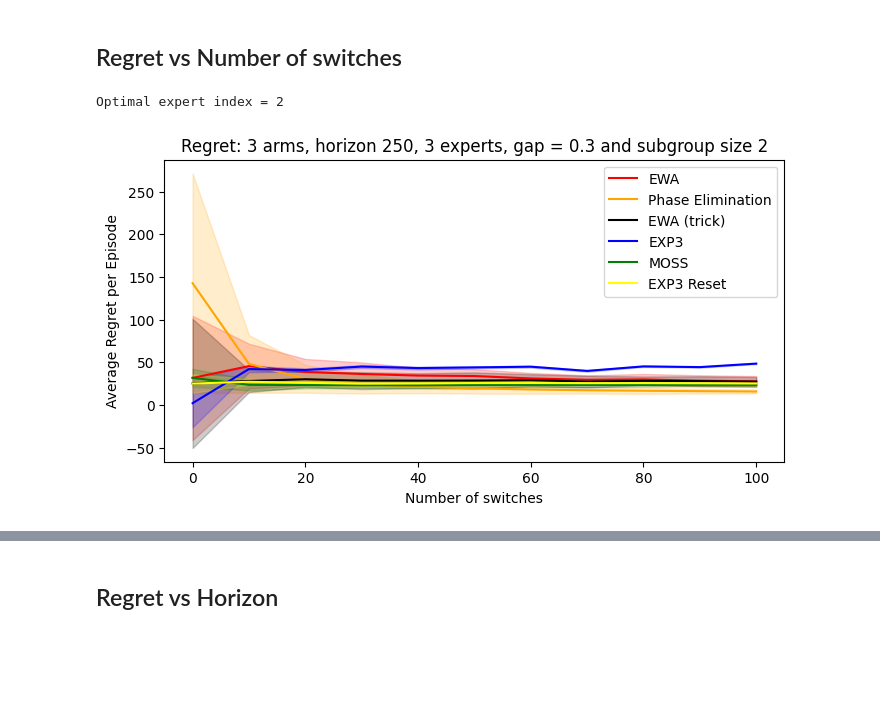
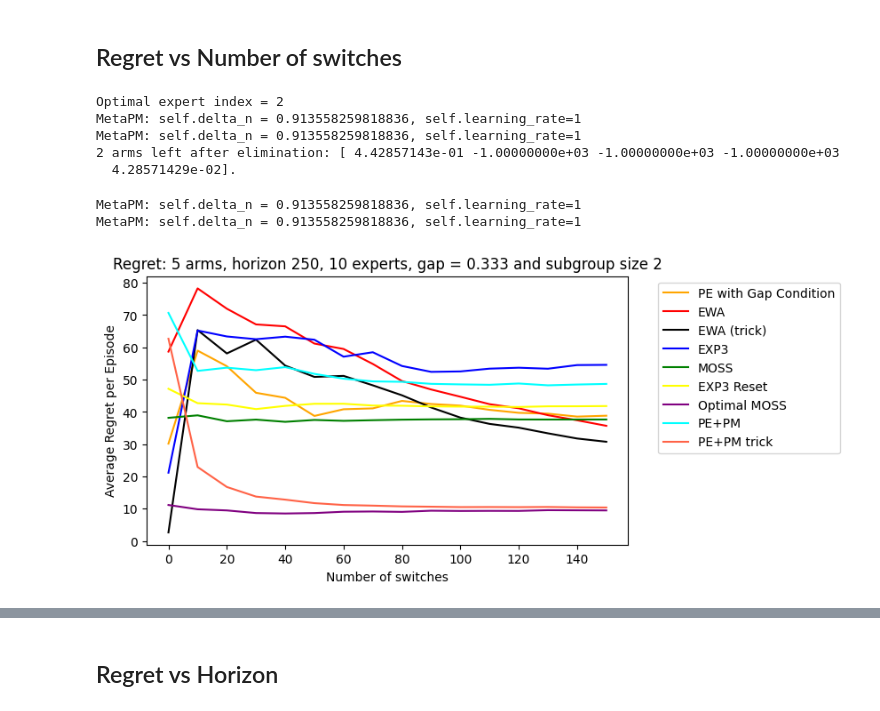
Before and after one commit to duongnhatthang/meta-bandit, a Jupyter notebook: main.ipynb, the cells around one changed output, grey strips where cells are left out. Cells and saved outputs as stored; diff of their text form; code cells hidden in the pictures; blank space fills up the shorter version.

```diff
--- a/main.ipynb
+++ b/main.ipynb
@@ -7,12 +7,12 @@ from collections import Counter
 from itertools import combinations
 import utils
 
-plt.rcParams['figure.figsize'] = [8, 4]
+plt.rcParams['figure.figsize'] = [7, 4]
 plt.rcParams['figure.dpi'] = 100 # 200 e.g. is really fine, but slower
 
 DS_NAME = None #None for synthesize, or {"LastFM"}
-N_SWITCHES = 100
-N_BANDITS = 3
+N_SWITCHES = 150
+N_BANDITS = 5
 OPT_SIZE = 2
 HORIZON = 250
 max_n_expert = len(list(combinations(np.arange(N_BANDITS),OPT_SIZE)))
@@ -21,36 +21,53 @@ if N_EXPERT is not None:
     print(f'N_EXPERT = {N_EXPERT}')
     assert N_EXPERT<=max_n_expert, f"The number of expert ({N_EXPERT}) must be smaller than the maximum combination ({max_n_expert})"
 assert N_BANDITS<=HORIZON, f"The number of arm ({N_BANDITS}) must be smaller than the horizon ({HORIZON})"
-N_EXPS = 5 #Repeat experiments
+N_EXPS = 2 #Repeat experiments
+GAP_THRESHOLD = min(1,np.sqrt(N_BANDITS*np.log(N_SWITCHES+1)/HORIZON))
 kwargs = {'switches_cache_step': 10,
-          'gap_constrain':0.3}
+          'gap_constrain':GAP_THRESHOLD*1.05}
+assert kwargs['gap_constrain']>=GAP_THRESHOLD, f"kwargs['gap_constrain'] ({kwargs['gap_constrain']}) must be larger than GAP_THRESHOLD ({GAP_THRESHOLD})"
 
-#MetaAlg params
+#EWAmaxStats params
 N_UNBIASED_OBS = 1
-ALG_NAME = 'ExpertMOSS'
 # %% [markdown]
 ## Regret vs Number of switches
 # %%
-(X, meta_regrets, exp3_regrets, moss_regrets, exp3_reset_regrets, meta_trick_regrets, metaPE_regrets, title, xlabel, ylabel) = utils.switches_exp(N_EXPS, N_SWITCHES, N_BANDITS, HORIZON,
-                   N_UNBIASED_OBS, ALG_NAME, OPT_SIZE, N_EXPERT, DS_NAME, **kwargs)
-pass
+(X, regret_dict, title, xlabel, ylabel) = utils.switches_exp(N_EXPS, N_SWITCHES, N_BANDITS, HORIZON,
+                   N_UNBIASED_OBS, OPT_SIZE, N_EXPERT, DS_NAME, **kwargs)
+indices = np.arange(0, X.shape[0], kwargs['switches_cache_step']).astype(int)
+X = X[indices]
+meta_regrets = regret_dict['meta_regrets']
+exp3_regrets = regret_dict['exp3_regrets']
+moss_regrets = regret_dict['moss_regrets']
+exp3_reset_regrets = regret_dict['exp3_reset_regrets']
+meta_trick_regrets = regret_dict['meta_trick_regrets']
+MetaPElargeGap_regrets = regret_dict['MetaPElargeGap_regrets']
+opt_moss_regrets = regret_dict['opt_moss_regrets']
+MetaPM_regrets = regret_dict['MetaPM_regrets']
+MetaPMtrick_regrets = regret_dict['MetaPMtrick_regrets']
 
 # if N_EXPERT is None:
 #     N_EXPERT = env.n_experts
 # X = np.arange(N_SWITCHES+1)
 # env = bandit.MetaBernoulli(n_bandits=N_BANDITS, opt_size=OPT_SIZE, n_tasks=N_SWITCHES+1,
 #                        n_experts=N_EXPERT, ds_name=DS_NAME, **kwargs)
 # meta_regrets = np.load('meta_regrets.npy')
 # meta_trick_regrets = np.load('meta_trick_regrets.npy')
 # exp3_regrets = np.load('exp3_regrets.npy')
 # moss_regrets = np.load('moss_regrets.npy')
 # exp3_reset_regrets = np.load('exp3_reset_regrets.npy')
 # title = f'Regret: {N_BANDITS} arms, horizon {HORIZON}, {N_EXPERT} experts and subgroup size {OPT_SIZE}'
 # xlabel, ylabel = 'Number of switches', 'Average Regret per Episode'
 # step = kwargs['switches_cache_step']
 # indices = np.arange(0, X.shape[0], step).astype(int)
 # utils.plot(X[indices], meta_regrets[:,indices], exp3_regrets[:,indices], moss_regrets[:,indices], exp3_reset_regrets[:,indices], meta_trick_regrets[:,indices], title, xlabel, ylabel)
 # %% [output]
 Optimal expert index = 2
+MetaPM: self.delta_n = 0.913558259818836, self.learning_rate=1
+MetaPM: self.delta_n = 0.913558259818836, self.learning_rate=1
+2 arms left after elimination: [ 4.42857143e-01 -1.00000000e+03 -1.00000000e+03 -1.00000000e+03
+  4.28571429e-02].
+MetaPM: self.delta_n = 0.913558259818836, self.learning_rate=1
+MetaPM: self.delta_n = 0.913558259818836, self.learning_rate=1
-[figure, old version]
+[figure, new version]
 # %%
```
Also changed, not shown: parts of 13 cells of this notebook, 6 other files.
